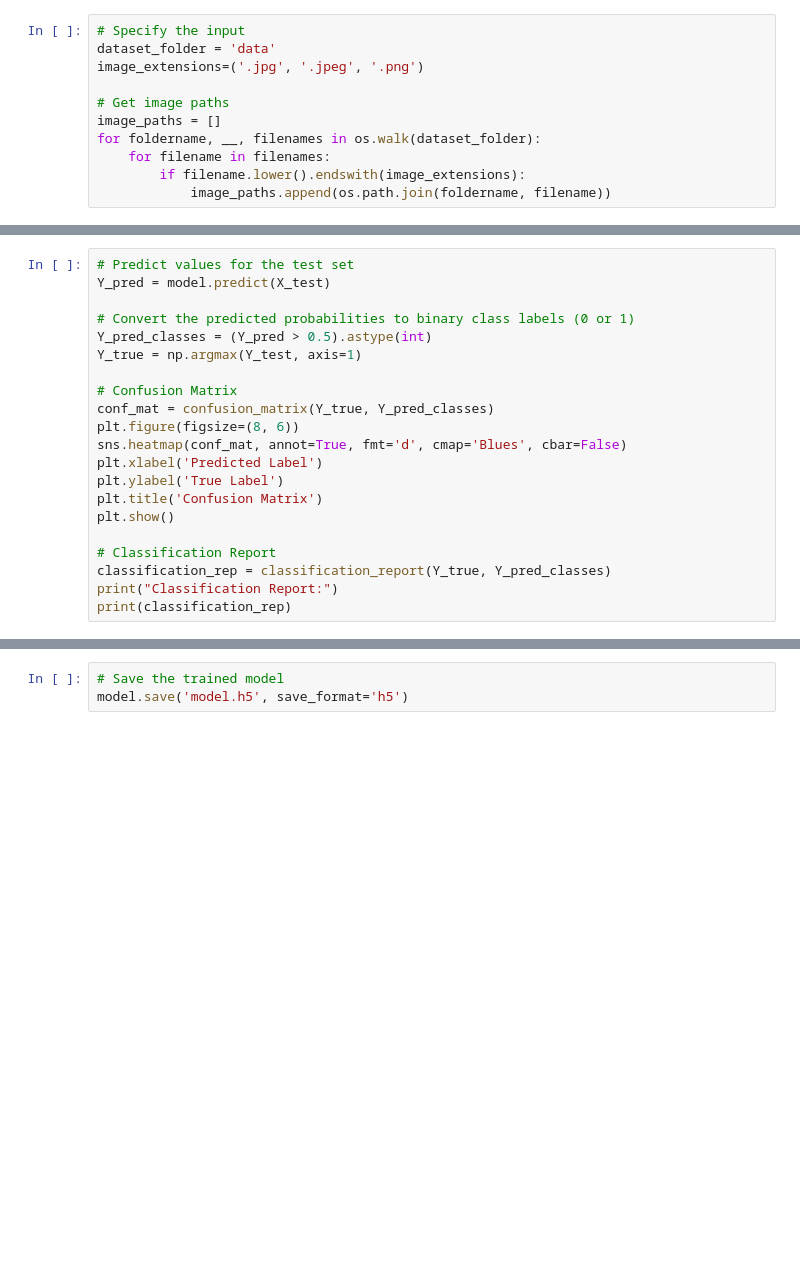
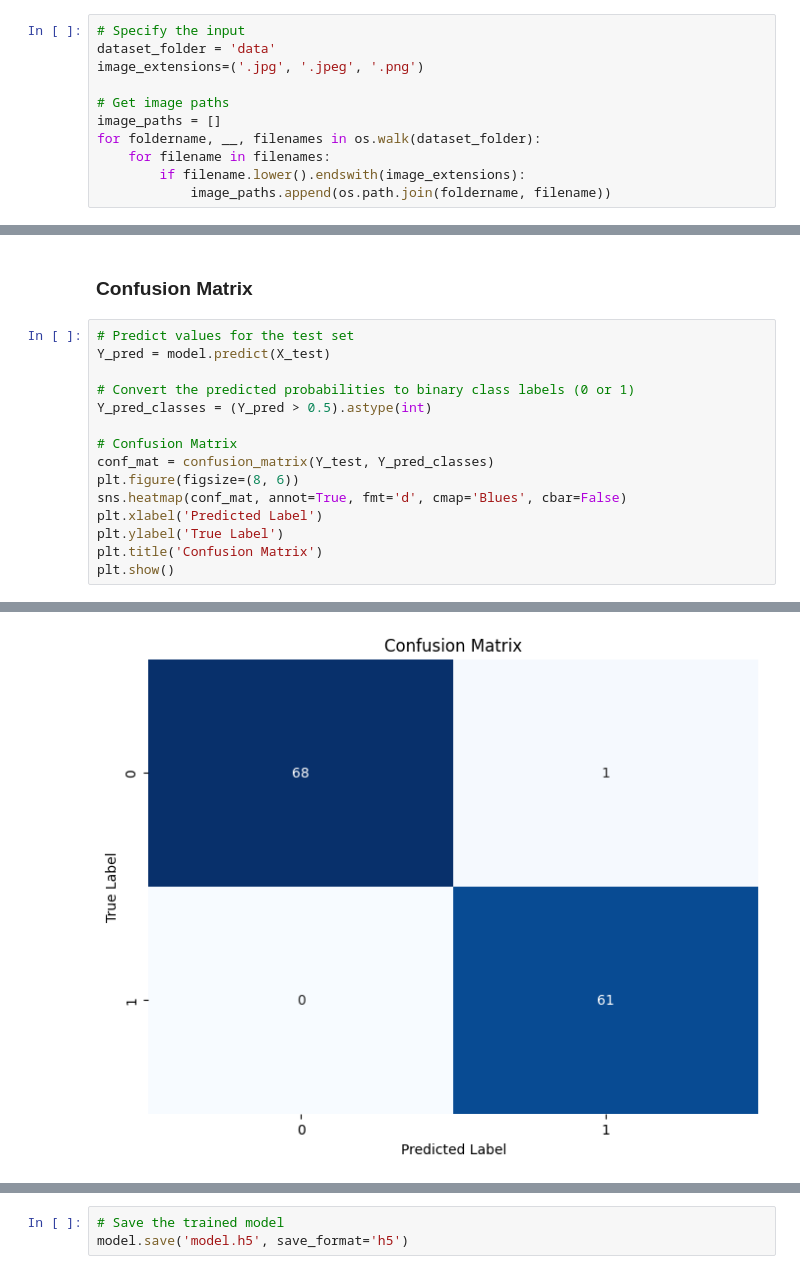
Before and after one commit to vrijtap/artificial-intelligence, a Jupyter notebook: cup-recognition.ipynb, the cells around one changed output, grey strips where cells are left out. Saved outputs shown, nothing was run; the diff lists cells and outputs as text; blank space fills up the shorter version.

```diff
--- a/cup-recognition.ipynb
+++ b/cup-recognition.ipynb
@@ -127,21 +142,18 @@ plt.show()
+# %% [markdown]
+### Confusion Matrix
 # %%
 # Predict values for the test set
 Y_pred = model.predict(X_test)
 
 # Convert the predicted probabilities to binary class labels (0 or 1)
 Y_pred_classes = (Y_pred > 0.5).astype(int)
-Y_true = np.argmax(Y_test, axis=1)
 
 # Confusion Matrix
-conf_mat = confusion_matrix(Y_true, Y_pred_classes)
+conf_mat = confusion_matrix(Y_test, Y_pred_classes)
 plt.figure(figsize=(8, 6))
 sns.heatmap(conf_mat, annot=True, fmt='d', cmap='Blues', cbar=False)
 plt.xlabel('Predicted Label')
 plt.ylabel('True Label')
 plt.title('Confusion Matrix')
 plt.show()
-
-# Classification Report
-classification_rep = classification_report(Y_true, Y_pred_classes)
-print("Classification Report:")
-print(classification_rep)
+# %% [output]
@@ -147,0 +161 @@ print(classification_rep)
+[figure, added]
```
Also changed, not shown: parts of 18 cells of this notebook, 1 other file.
